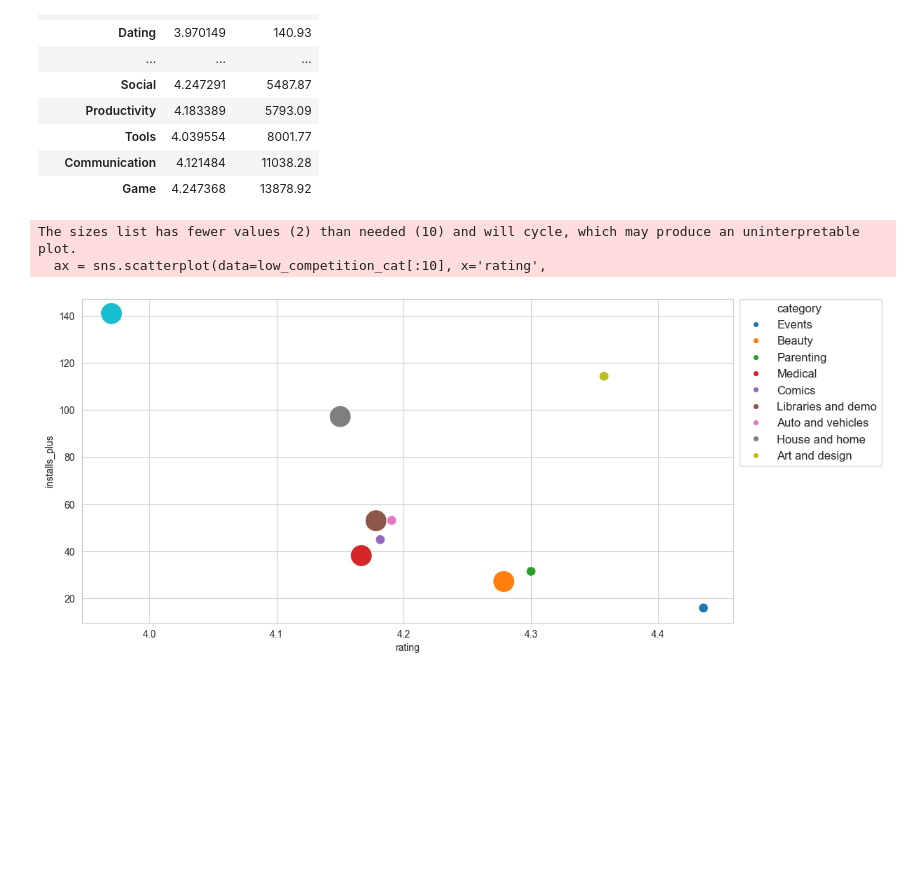
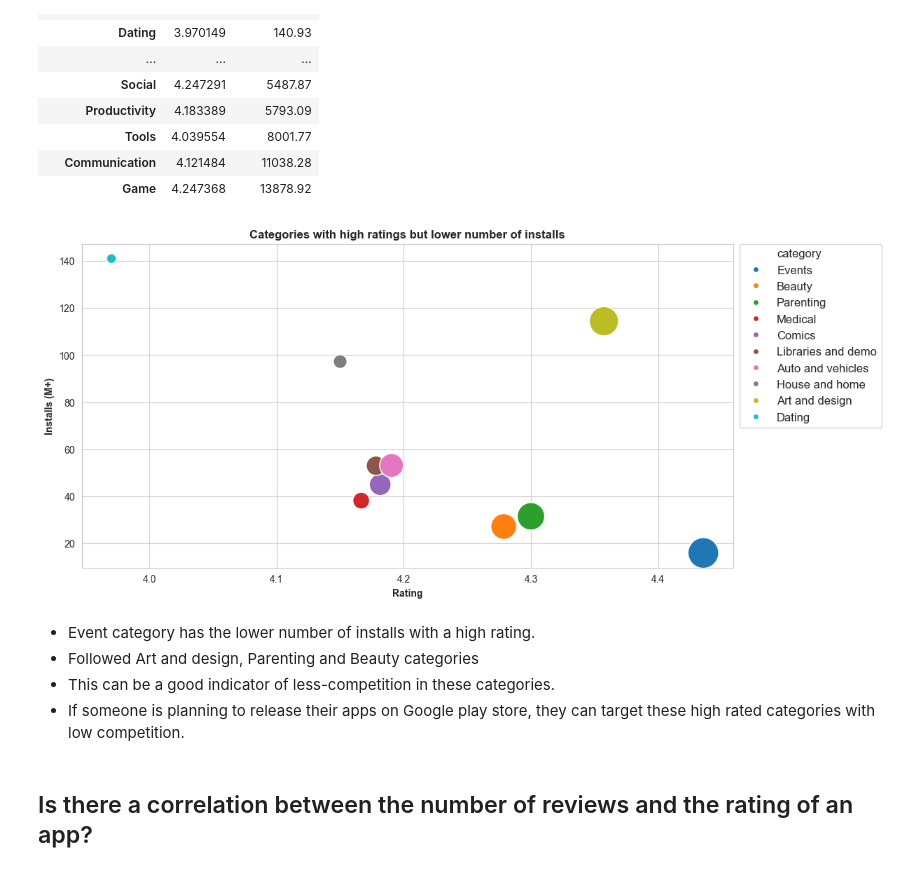
Before and after one commit to ali-bin-kashif/google-play-store-eda, a Jupyter notebook: google-play-store-eda.ipynb, the cells around one changed output. Cells and saved outputs as stored; diff of their text form; code cells hidden in the pictures; blank space fills up the shorter version.

```diff
--- a/google-play-store-eda.ipynb
+++ b/google-play-store-eda.ipynb
@@ -685,15 +692,21 @@ low_competition_cat
 # %%
 set_size_style(12,6,'whitegrid')
 ax = sns.scatterplot(data=low_competition_cat[:10], x='rating',
-                y='installs_plus', hue='category', size='installs_plus', sizes=[100,500], legend=True)
+                y='installs_plus', hue='category', size='rating', sizes=[s for s in range(100,1200,100)], legend=True)
+customize_plot(ax, 'Categories with high ratings but lower number of installs', 'Rating', 'Installs (M+)', 12,10)
 
 # extract the existing handles and labels
 h, l = ax.get_legend_handles_labels()
 
-# slice the appropriate section of l and h to include in the legend
-ax.legend(h[0:10], l[0:10], bbox_to_anchor=(1.01, 1), loc=2, borderaxespad=0., fontsize=12)
+# slice the appropriate section of l and h to include in the legend i.e hiding sizes in legend
+ax.legend(h[0:11], l[0:11], bbox_to_anchor=(1.01, 1), loc=2, borderaxespad=0., fontsize=12)
 plt.show()
 # %% [output]
-The sizes list has fewer values (2) than needed (10) and will cycle, which may produce an uninterpretable plot.
-  ax = sns.scatterplot(data=low_competition_cat[:10], x='rating',
-[figure, old version]
+[figure, new version]
+# %% [markdown]
+- Event category has the lower number of installs with a high rating.
+- Followed Art and design, Parenting and Beauty categories
+- This can be a good indicator of less-competition in these categories.
+- If someone is planning to release their apps on Google play store, they can target these high rated categories with low competition.
+# %% [markdown]
+## Is there a correlation between the number of reviews and the rating of an app?
```
Also changed, not shown: parts of 47 cells of this notebook.
